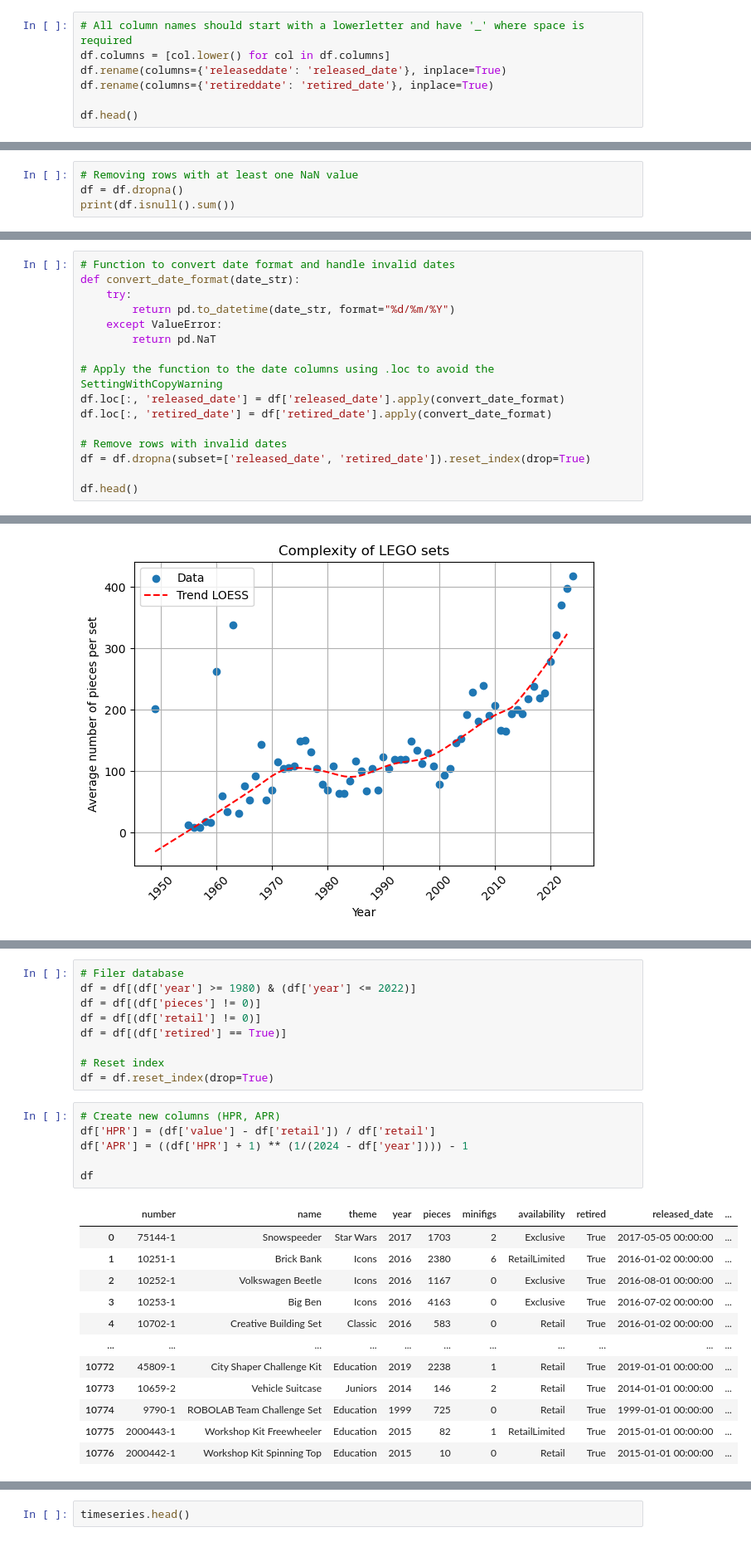
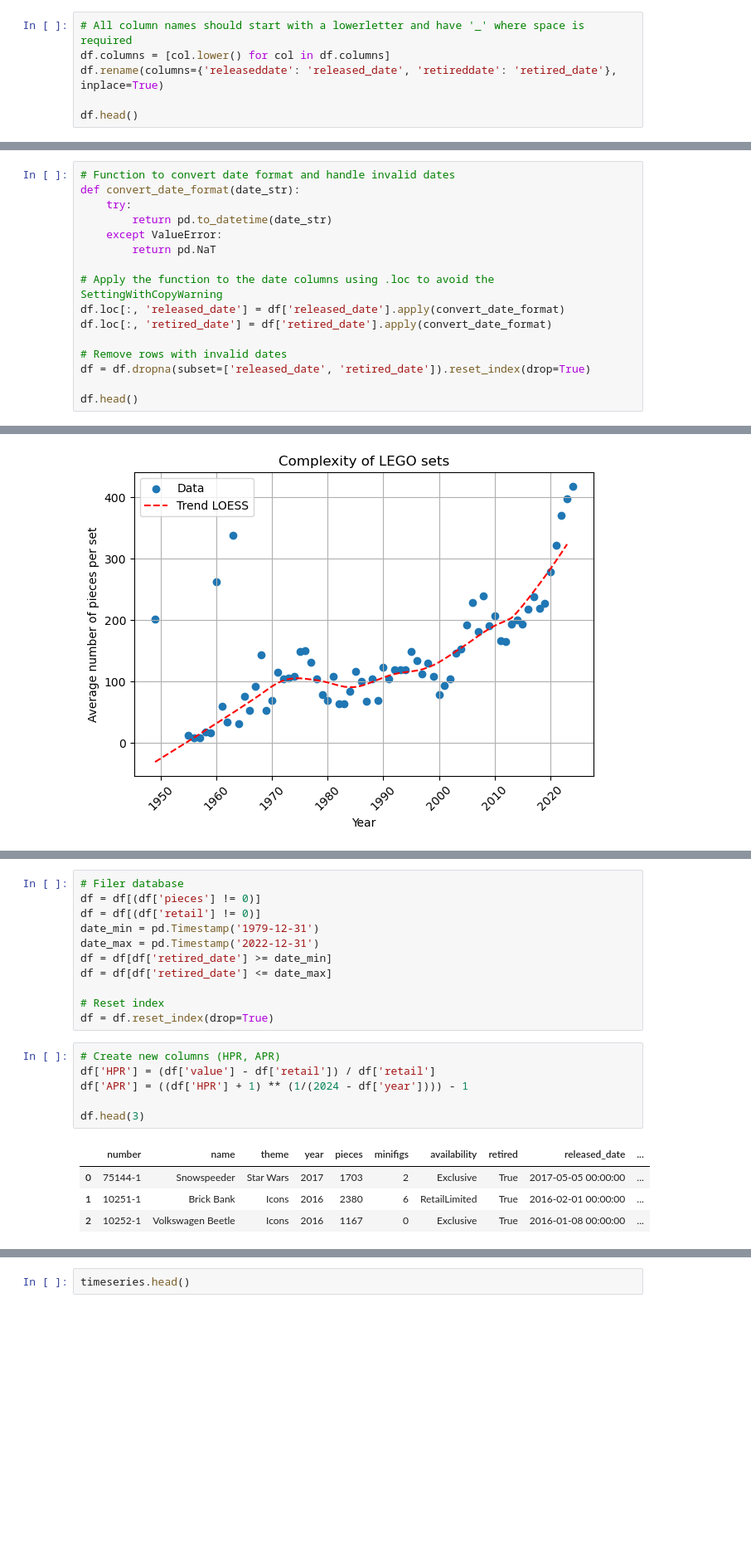
Before and after one commit to dawidgrabarczyk/lego-investment-analysis, a Jupyter notebook: lego.ipynb, the cells around one changed output, grey strips where cells are left out. Shown: that part at 83% size. Cells and saved outputs as stored; diff of their text form; blank space fills up the shorter version.

```diff
--- a/lego.ipynb
+++ b/lego.ipynb
@@ -38,8 +67,7 @@ df = df.drop(['Subtheme', 'Paid', 'Growth', 'Condition', 'Date', 'Notes', 'Colle
 # %%
 # All column names should start with a lowerletter and have '_' where space is required
 df.columns = [col.lower() for col in df.columns]
-df.rename(columns={'releaseddate': 'released_date'}, inplace=True)
-df.rename(columns={'retireddate': 'retired_date'}, inplace=True)
+df.rename(columns={'releaseddate': 'released_date', 'retireddate': 'retired_date'}, inplace=True)
 
 df.head()
 # %% [output]
@@ -71,7 +99,3 @@ retail            0
 value             0
 dtype: int64
 Number of rows with at least one NaN value: 35.
-# %%
-# Removing rows with at least one NaN value
-df = df.dropna()
-print(df.isnull().sum())
@@ -120,7 +130,7 @@ df.head()
 # Function to convert date format and handle invalid dates
 def convert_date_format(date_str):
     try:
-        return pd.to_datetime(date_str, format="%d/%m/%Y")
+        return pd.to_datetime(date_str)
     except ValueError:
         return pd.NaT
 
@@ -312,28 +376,22 @@ plt.show()
 # %%
 # Filer database
-df = df[(df['year'] >= 1980) & (df['year'] <= 2022)]
 df = df[(df['pieces'] != 0)]
 df = df[(df['retail'] != 0)]
-df = df[(df['retired'] == True)]
+date_min = pd.Timestamp('1979-12-31')
+date_max = pd.Timestamp('2022-12-31')
+df = df[df['retired_date'] >= date_min]
+df = df[df['retired_date'] <= date_max]
 
 # Reset index
 df = df.reset_index(drop=True)
 # %%
 # Create new columns (HPR, APR)
 df['HPR'] = (df['value'] - df['retail']) / df['retail']
 df['APR'] = ((df['HPR'] + 1) ** (1/(2024 - df['year']))) - 1
 
-df
+df.head(3)
 # %% [output]
 |  | number | name | theme | year | pieces | minifigs | availability | retired | released_date | ... |
 | 0 | 75144-1 | Snowspeeder | Star Wars | 2017 | 1703 | 2 | Exclusive | True | 2017-05-05 00:00:00 | ... |
-| 1 | 10251-1 | Brick Bank | Icons | 2016 | 2380 | 6 | RetailLimited | True | 2016-01-02 00:00:00 | ... |
-| 2 | 10252-1 | Volkswagen Beetle | Icons | 2016 | 1167 | 0 | Exclusive | True | 2016-08-01 00:00:00 | ... |
-| 3 | 10253-1 | Big Ben | Icons | 2016 | 4163 | 0 | Exclusive | True | 2016-07-02 00:00:00 | ... |
-| 4 | 10702-1 | Creative Building Set | Classic | 2016 | 583 | 0 | Retail | True | 2016-01-02 00:00:00 | ... |
-| ... | ... | ... | ... | ... | ... | ... | ... | ... | ... | ... |
-| 10772 | 45809-1 | City Shaper Challenge Kit | Education | 2019 | 2238 | 1 | Retail | True | 2019-01-01 00:00:00 | ... |
-| 10773 | 10659-2 | Vehicle Suitcase | Juniors | 2014 | 146 | 2 | Retail | True | 2014-01-01 00:00:00 | ... |
-| 10774 | 9790-1 | ROBOLAB Team Challenge Set | Education | 1999 | 725 | 0 | Retail | True | 1999-01-01 00:00:00 | ... |
-| 10775 | 2000443-1 | Workshop Kit Freewheeler | Education | 2015 | 82 | 1 | RetailLimited | True | 2015-01-01 00:00:00 | ... |
-| 10776 | 2000442-1 | Workshop Kit Spinning Top | Education | 2015 | 10 | 0 | Retail | True | 2015-01-01 00:00:00 | ... |
+| 1 | 10251-1 | Brick Bank | Icons | 2016 | 2380 | 6 | RetailLimited | True | 2016-02-01 00:00:00 | ... |
+| 2 | 10252-1 | Volkswagen Beetle | Icons | 2016 | 1167 | 0 | Exclusive | True | 2016-01-08 00:00:00 | ... |
```
Also changed, not shown: parts of 53 cells of this notebook, 10 other files.
